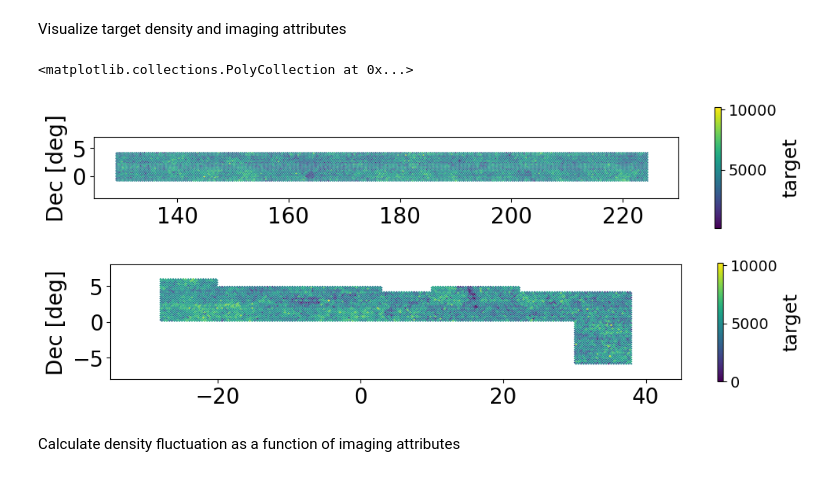
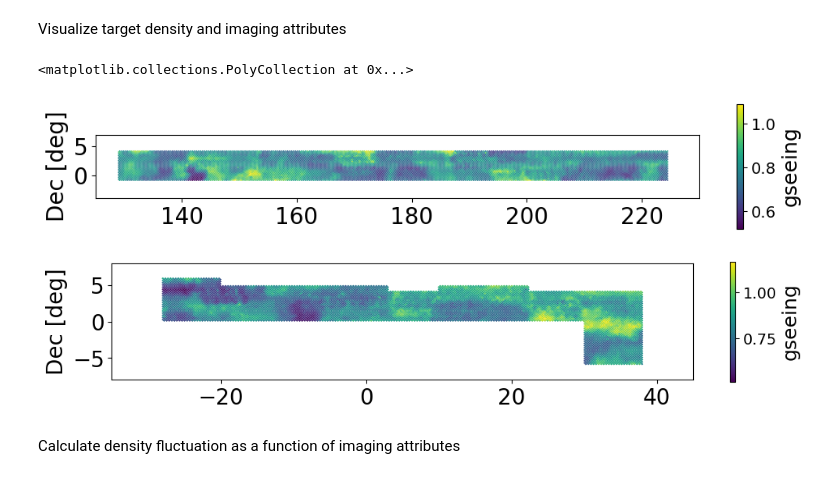
Before and after one commit to yamada-yuka0322/PFS_imaging, a Jupyter notebook: example.ipynb, the cells around one changed output. Saved outputs shown, nothing was run; the diff lists cells and outputs as text; code cells hidden in the pictures.

```diff
--- a/example.ipynb
+++ b/example.ipynb
@@ -53,10 +46,11 @@ All observation area of tract 9069 is inside the bright stellar mask
 All observation area of tract 9797 is inside the bright stellar mask
 All observation area of tract 10039 is inside the bright stellar mask
 # %%
-filename = '../property/spring_property_test.fits'
+path = '/home/YukaYamada/output/PFS/property'
+filename = f'{path}/spring_property_test.fits'
 spring = Table.read(filename)
 
-filename = '../property/autumn_property_test.fits'
+filename = f'{path}/autumn_property_test.fits'
 autumn = Table.read(filename)
 # %% [markdown]
 Get target list
@@ -159,19 +153,19 @@ spring_target1 = get_target_density(targets, spring_pd)
 # %% [markdown]
 Visualize target density and imaging attributes
 # %%
-masked_autumn, masked_spring = mask_edge(autumn_target1, spring_target1) #removing the edges (this can be skipped)
+masked_autumn, masked_spring = im_stat.mask_edge(autumn, spring) #removing the edges (this can be skipped)
 
-target = 'target' # the column name you want to plot
+target = 'gseeing' # the column name you want to plot
 field = 'spring' # the name of the field either spering or autumn
-plot_map(masked_spring, target, field, vmin=None, vmax=None, cmap='viridis')
+im_plot.plot_map(masked_spring, target, field, vmin=None, vmax=None, cmap='viridis')
 
-target = 'target'
+target = 'gseeing'
 field = 'autumn'
-plot_map(masked_autumn, target, field, vmin=None, vmax=None, cmap='viridis')
+im_plot.plot_map(masked_autumn, target, field, vmin=None, vmax=None, cmap='viridis')
 # %% [output]
 <matplotlib.collections.PolyCollection at 0x...>
-[figure, old version]
+[figure, new version]
-[figure, old version]
+[figure, new version]
 # %% [markdown]
 Calculate density fluctuation as a function of imaging attributes
 # %%
```
Also changed, not shown: parts of 7 cells of this notebook, 27 other files.
